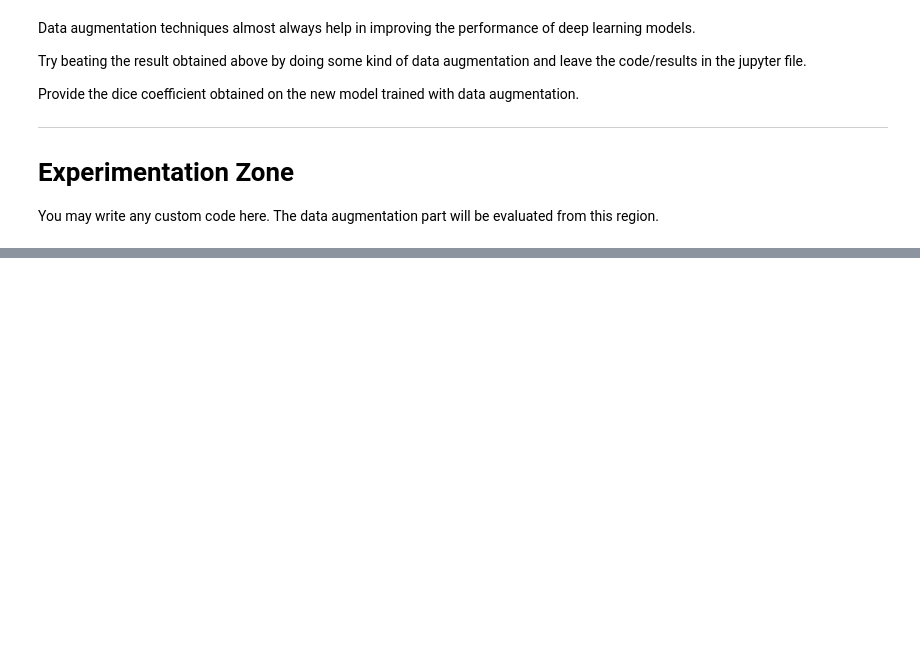
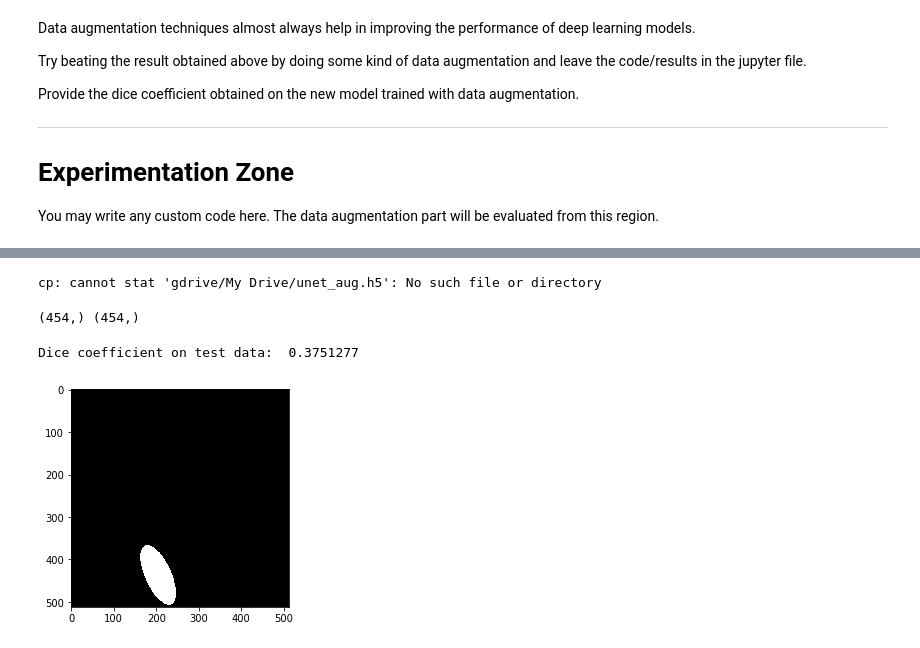
Before and after one commit to rachit-shah/ADBI-projects, a Jupyter notebook: Projects/DNN Architectures for Defect Detection/Template_Defect_segmentation_on_Textured_Surfaces.ipynb, the cells around one changed output, grey strips where cells are left out. Cells and saved outputs as stored; diff of their text form; code cells hidden in the pictures; blank space fills up the shorter version.

```diff
--- a/Projects/DNN Architectures for Defect Detection/Template_Defect_segmentation_on_Textured_Surfaces.ipynb
+++ b/Projects/DNN Architectures for Defect Detection/Template_Defect_segmentation_on_Textured_Surfaces.ipynb
@@ -102,28 +128,23 @@ class Surface_Generator(keras.utils.Sequence):
 
     # return the total number of batches you have i.e., total_files/batch_size
     def __len__(self):
-        # YOUR CODE HERE
-        # return ...
+        return len(self.image_filenames)//self.batch_size
 
     # this function is called for every mini-batch to get the images/masks for that mini-batch
     def __getitem__(self, idx):
         batch_x = self.image_filenames[idx * self.batch_size:(idx + 1) * self.batch_size]
         batch_y = self.labels[idx * self.batch_size:(idx + 1) * self.batch_size]
-        image_arr = []
-        mask_arr = []
         # Open a batch of images and their corresponding masks using cv2.imread
         # resize them to 512x512x1 and return an np.array of images and masks
-        # YOUR CODE HERE
-
+        image_arr =  [resize(cv2.imread(image,0), (512, 512, 1)) for image in batch_x]
+        mask_arr =  [resize(cv2.imread(mask,0), (512, 512, 1)) for mask in batch_y]
         return np.array(image_arr).astype(np.float32), np.array(mask_arr).astype(np.float32)
 
     # for testing we need to get the list of all true masks
     # this function should return all the labels in the dataset set
     # we will call this function only for the "Test" dataset
     def get_all_masks(self):
-        mask_arr = []
-
-        # YOUR CODE HERE
+        mask_arr =  [resize(cv2.imread(mask,0), (512, 512, 1)) for mask in self.labels]
 
         return np.array(mask_arr).astype(np.float32)
 # %%
@@ -449,0 +608,34 @@ You may write any custom code here. The data augmentation part will be evaluated
+# %%
+# In case you wish to load your saved model
+!cp gdrive/My\ Drive/unet_aug.h5 .
+
+model.load_weights("unet_aug.h5")
+# %% [output]
+cp: cannot stat 'gdrive/My Drive/unet_aug.h5': No such file or directory
+# %%
+import gc
+gc.collect()
+
+# Load test data in X_test and y_test
+# YOUR CODE HERE
+# X_test, y_test = ...
+
+X_test, y_test = load_data("Test")
+X_test, y_test = np.array(X_test), np.array(y_test)
+print (X_test.shape, y_test.shape)
+# %% [output]
+(454,) (454,)
+# %%
+# Predict using model.predict_generator().
+# YOUR CODE HERE
+# test_data_generator = ...
+# y_pred = ...
+
+test_data_generator = Surface_Generator(X_test, y_test, 1,test=True)
+y_pred = model.predict_generator(test_data_generator)
+# %%
+# y_true will have the true masks
+y_true = test_data_generator.get_all_masks()
+print ("Dice coefficient on test data: ", K.get_value(dice_coef(y_true, y_pred)))
+# %% [output]
+Dice coefficient on test data:  0.3751277
@@ -449,0 +646,6 @@ You may write any custom code here. The data augmentation part will be evaluated
+# %%
+import matplotlib.pyplot as plt
+plt.imshow(y_true[20][:,:,0], cmap='gray')
+plt.show()
+# %% [output]
+[figure, added]
```
Also changed, not shown: parts of 30 cells of this notebook, 1 other file.
